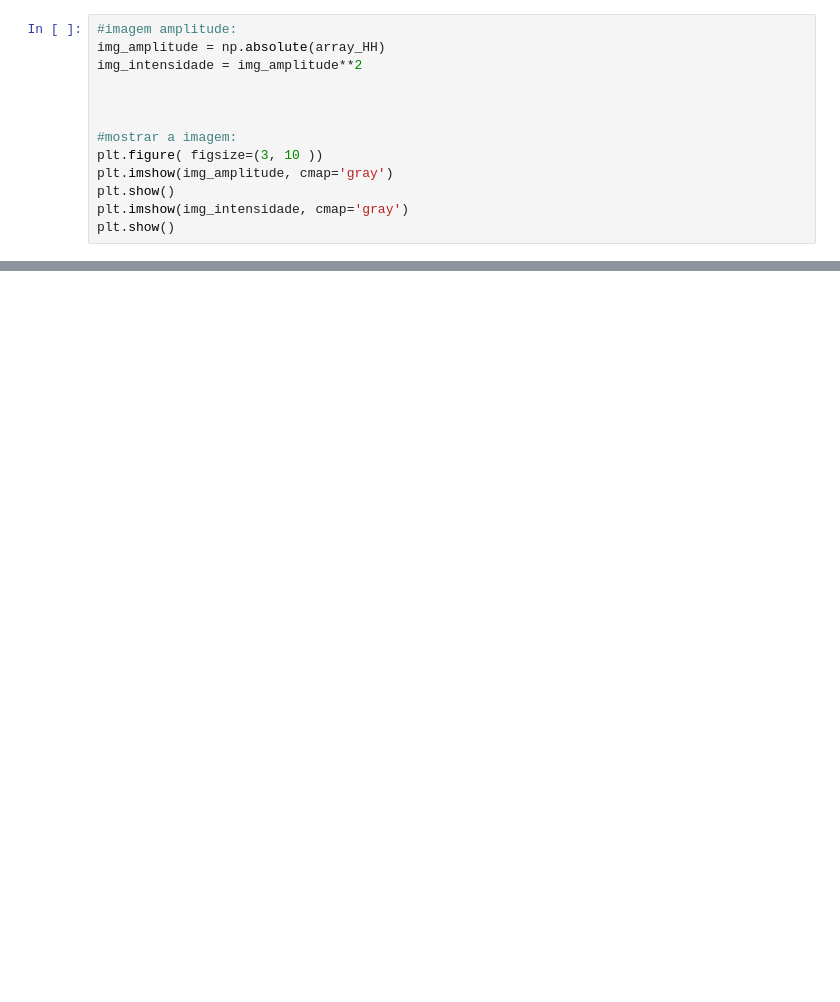
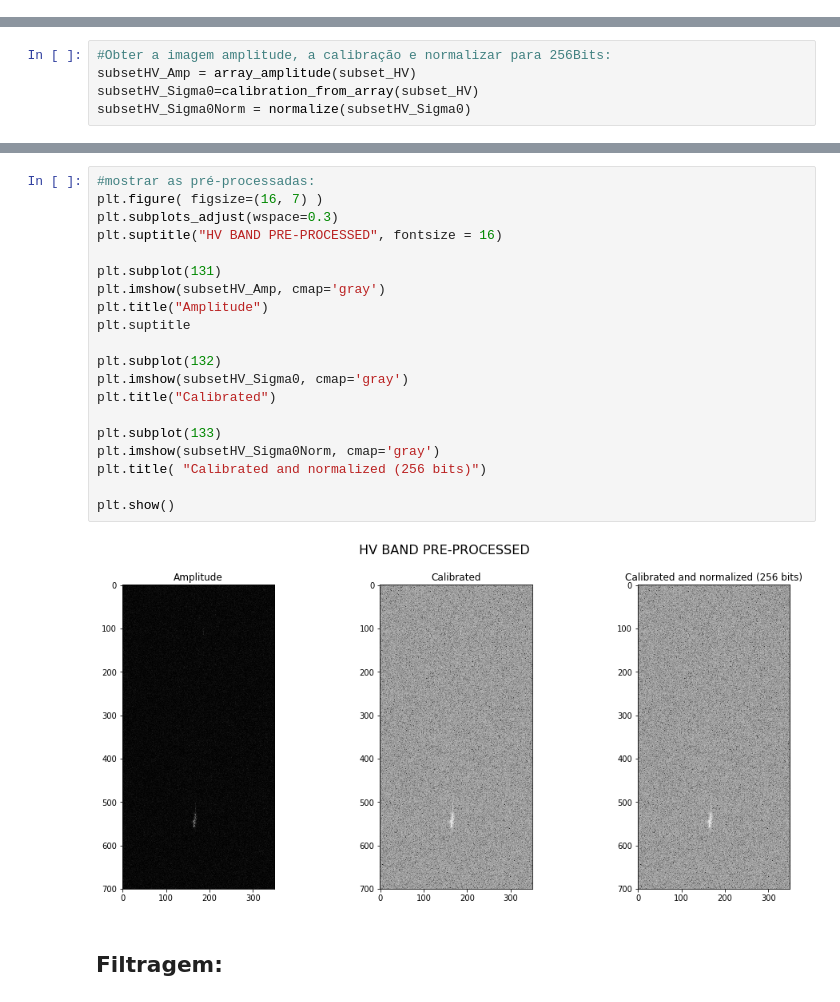
Before and after one commit to leonanlef/SER347_Project, a Jupyter notebook: Projeto_SER347.ipynb, the cells around one changed output, grey strips where cells are left out. Cells and saved outputs as stored; diff of their text form; blank space fills up the shorter version.

Commit message:
Final_version
Several adjusts were made in the initial version

```diff
--- a/Projeto_SER347.ipynb
+++ b/Projeto_SER347.ipynb
@@ -176,13 +0,0 @@ NameError: name 'array_HH' is not defined
-# %%
-#imagem amplitude:
-img_amplitude = np.absolute(array_HH)
-img_intensidade = img_amplitude**2
-
-
-
-#mostrar a imagem:
-plt.figure( figsize=(3, 10 ))
-plt.imshow(img_amplitude, cmap='gray')
-plt.show()
-plt.imshow(img_intensidade, cmap='gray')
-plt.show()
@@ -223,0 +313,5 @@ if metadata.get(gdal.DCAP_CREATE) == "YES":
+# %%
+#Obter a imagem amplitude, a calibração e normalizar para 256Bits:
+subsetHV_Amp = array_amplitude(subset_HV)
+subsetHV_Sigma0=calibration_from_array(subset_HV)
+subsetHV_Sigma0Norm = normalize(subsetHV_Sigma0)
@@ -223,0 +341,24 @@ if metadata.get(gdal.DCAP_CREATE) == "YES":
+# %%
+#mostrar as pré-processadas:
+plt.figure( figsize=(16, 7) )
+plt.subplots_adjust(wspace=0.3)
+plt.suptitle("HV BAND PRE-PROCESSED", fontsize = 16)
+
+plt.subplot(131)
+plt.imshow(subsetHV_Amp, cmap='gray')
+plt.title("Amplitude")
+plt.suptitle
+
+plt.subplot(132)
+plt.imshow(subsetHV_Sigma0, cmap='gray')
+plt.title("Calibrated")
+
+plt.subplot(133)
+plt.imshow(subsetHV_Sigma0Norm, cmap='gray')
+plt.title( "Calibrated and normalized (256 bits)")
+
+plt.show()
+# %% [output]
+[figure, added]
+# %% [markdown]
+## Filtragem:
```
Also changed, not shown: parts of 61 cells of this notebook.
